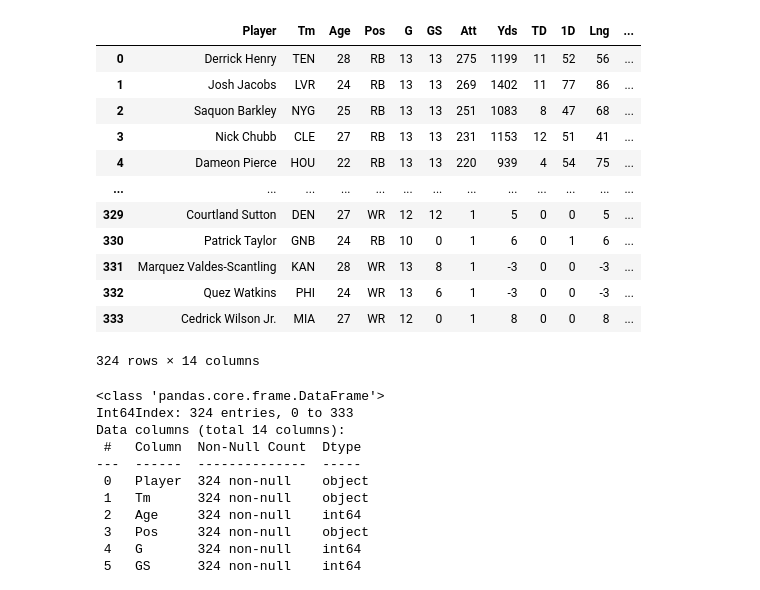
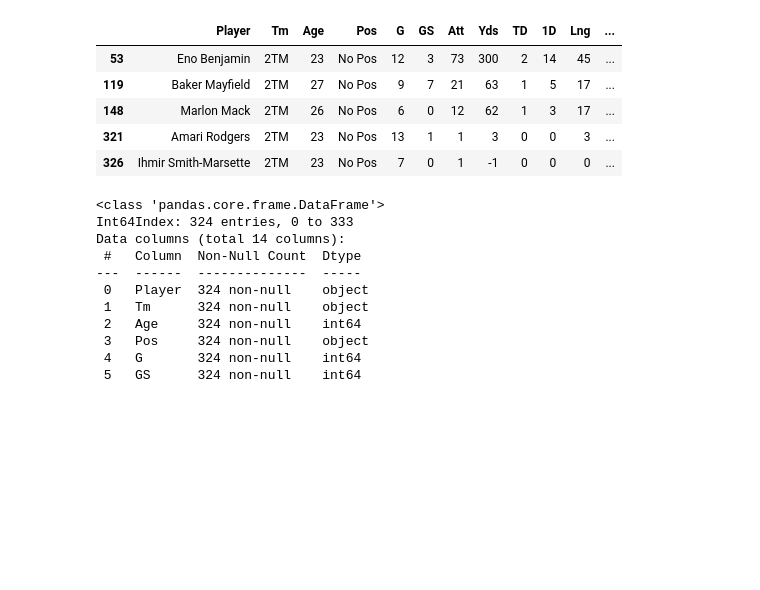
Before and after one commit to danielroa98/NFL-Player-Stats, a Jupyter notebook: Test-Notebooks/test.ipynb, the cells around one changed output. Drawn from its saved outputs; the diff is of its cells as text; code cells hidden in the pictures; blank space fills up the shorter version.

```diff
--- a/Test-Notebooks/test.ipynb
+++ b/Test-Notebooks/test.ipynb
@@ -5,7 +5,7 @@ import numpy as np
 import matplotlib.pyplot as plt
 import seaborn as sns
 # %%
-def data_scrape(year):
+def data_scrape(year: int):
     # Define the URL that's going to be used to search for the data.
     url = "https://www.pro-football-reference.com/years/" + \
         str(year)+"/rushing.htm"
@@ -15,26 +15,25 @@ def data_scrape(year):
     clean_data = rushing_df.drop(rushing_df[rushing_df.Age == 'Age'].index)
     clean_data = clean_data.fillna(0)
     rushing_players = clean_data.drop(['Rk'], axis=1)
-    rushing_players[["Age", "G", "GS", "Att", "Yds", "TD", "1D", "Lng", "Y/A", "Y/G", "Fmb"]
-                    ] = rushing_players[["Age", "G", "GS", "Att", "Yds", "TD", "1D", "Lng", "Y/A", "Y/G", "Fmb"]].apply(pd.to_numeric)
+    rushing_players[["Age", "G", "GS", "Att", "Yds", "TD", "1D", "Lng", "Y/A", "Y/G", "Fmb"]] = rushing_players[[
+        "Age", "G", "GS", "Att", "Yds", "TD", "1D", "Lng", "Y/A", "Y/G", "Fmb"]].apply(pd.to_numeric)
+
+    rushing_players.reset_index(drop=True, inplace=True)
+
+    rushing_players.loc[rushing_players['Pos']==0, ['Pos']] = "No Pos"
+
     return rushing_players
 # %%
 player_stats = data_scrape(2022)
-player_stats
+# player_stats.info()
+player_stats[player_stats["Pos"]=="No Pos"]
 # %% [output]
 |  | Player | Tm | Age | Pos | G | GS | Att | Yds | TD | 1D | Lng | ... |
-| 0 | Derrick Henry | TEN | 28 | RB | 13 | 13 | 275 | 1199 | 11 | 52 | 56 | ... |
-| 1 | Josh Jacobs | LVR | 24 | RB | 13 | 13 | 269 | 1402 | 11 | 77 | 86 | ... |
-| 2 | Saquon Barkley | NYG | 25 | RB | 13 | 13 | 251 | 1083 | 8 | 47 | 68 | ... |
-| 3 | Nick Chubb | CLE | 27 | RB | 13 | 13 | 231 | 1153 | 12 | 51 | 41 | ... |
-| 4 | Dameon Pierce | HOU | 22 | RB | 13 | 13 | 220 | 939 | 4 | 54 | 75 | ... |
-| ... | ... | ... | ... | ... | ... | ... | ... | ... | ... | ... | ... | ... |
-| 329 | Courtland Sutton | DEN | 27 | WR | 12 | 12 | 1 | 5 | 0 | 0 | 5 | ... |
-| 330 | Patrick Taylor | GNB | 24 | RB | 10 | 0 | 1 | 6 | 0 | 1 | 6 | ... |
-| 331 | Marquez Valdes-Scantling | KAN | 28 | WR | 13 | 8 | 1 | -3 | 0 | 0 | -3 | ... |
-| 332 | Quez Watkins | PHI | 24 | WR | 13 | 6 | 1 | -3 | 0 | 0 | -3 | ... |
-| 333 | Cedrick Wilson Jr. | MIA | 27 | WR | 12 | 0 | 1 | 8 | 0 | 0 | 8 | ... |
+| 53 | Eno Benjamin | 2TM | 23 | No Pos | 12 | 3 | 73 | 300 | 2 | 14 | 45 | ... |
+| 119 | Baker Mayfield | 2TM | 27 | No Pos | 9 | 7 | 21 | 63 | 1 | 5 | 17 | ... |
+| 148 | Marlon Mack | 2TM | 26 | No Pos | 6 | 0 | 12 | 62 | 1 | 3 | 17 | ... |
+| 321 | Amari Rodgers | 2TM | 23 | No Pos | 13 | 1 | 1 | 3 | 0 | 0 | 3 | ... |
+| 326 | Ihmir Smith-Marsette | 2TM | 23 | No Pos | 7 | 0 | 1 | -1 | 0 | 0 | 0 | ... |
-324 rows × 14 columns
 # %%
 def get_averages(player_df):
     col_names = player_df.columns
```
Also changed, not shown: parts of 7 cells of this notebook, 1 other file.
